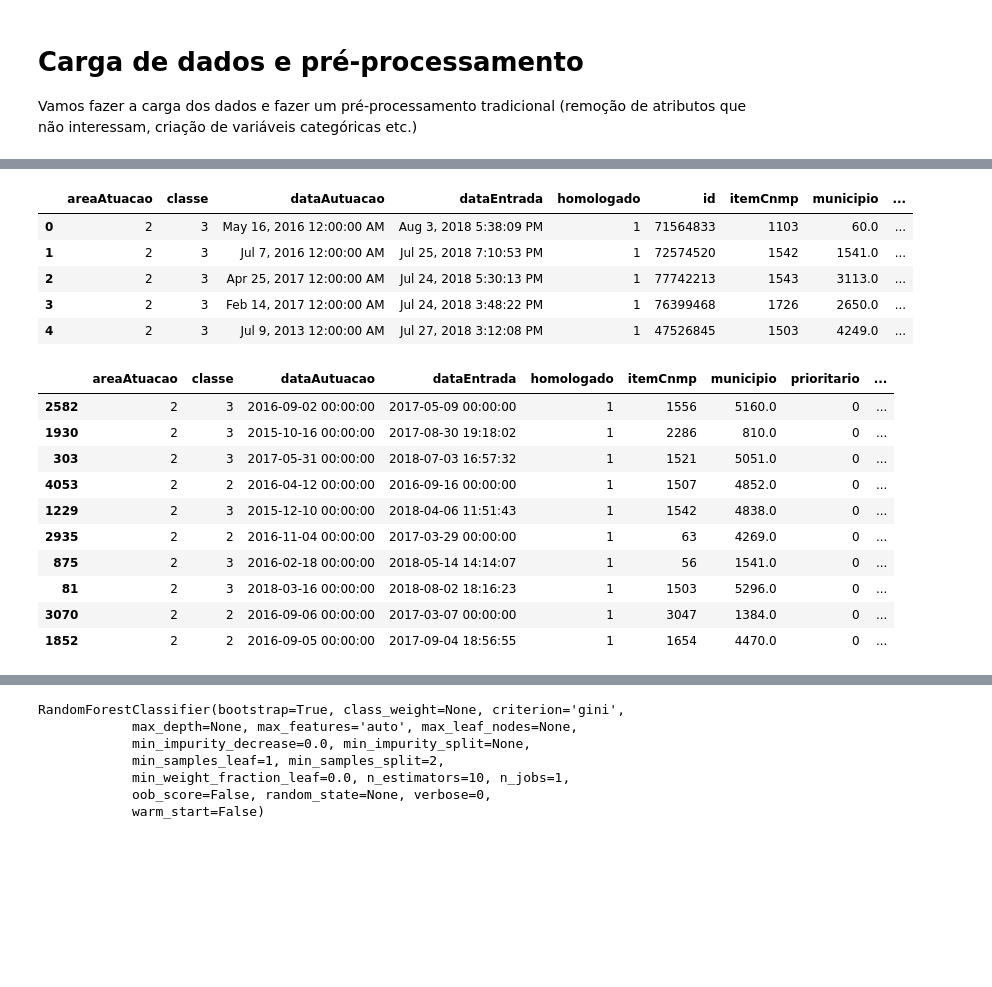
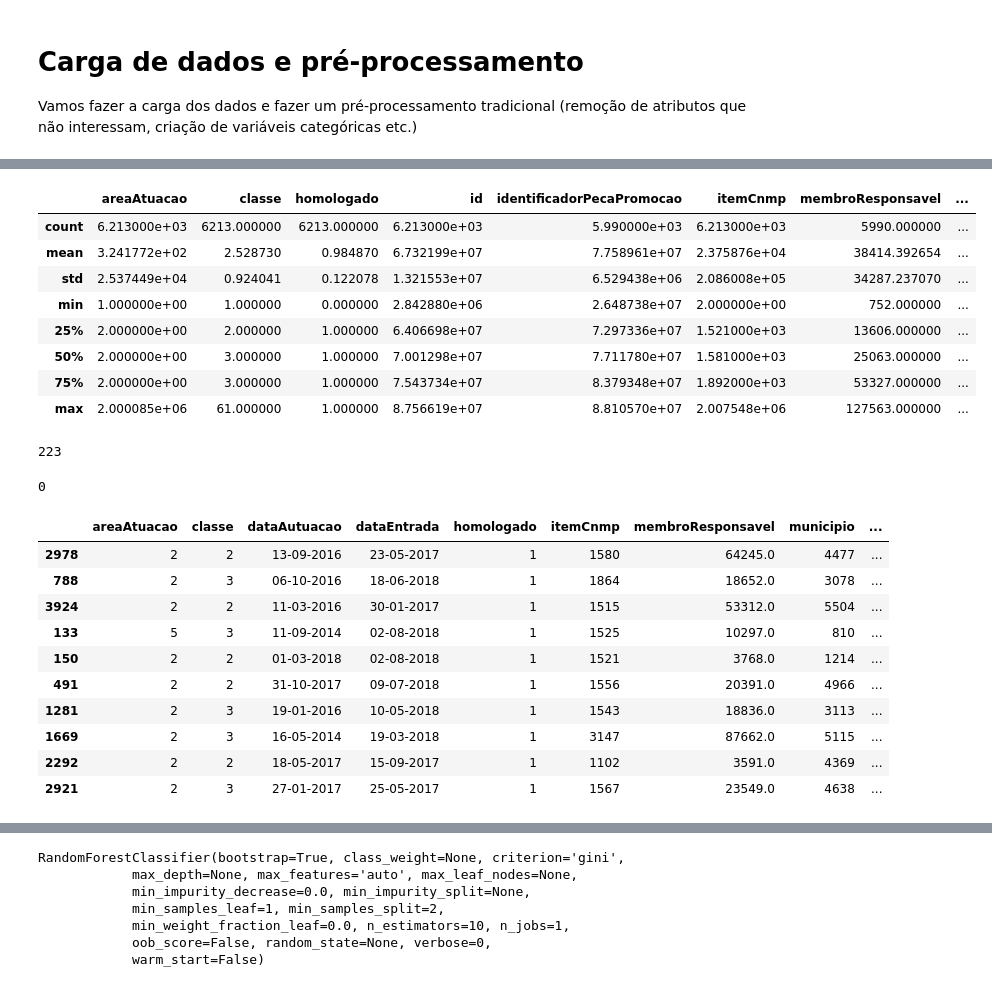
Before and after one commit to andrethiago/ml-colegiado-mpf, a Jupyter notebook: notebooks/1ACAM-rf-metadados.ipynb, the cells around one changed output, grey strips where cells are left out. Saved outputs shown, nothing was run; the diff lists cells and outputs as text; code cells hidden in the pictures; blank space fills up the shorter version.

```diff
--- a/notebooks/1ACAM-rf-metadados.ipynb
+++ b/notebooks/1ACAM-rf-metadados.ipynb
@@ -41,12 +41,19 @@ Index(['areaAtuacao', 'classe', 'dataAutuacao', 'dataEntrada', 'homologado',
       dtype='object')
 # %%
-df_original.head()
+df_original.describe()
 # %% [output]
-|  | areaAtuacao | classe | dataAutuacao | dataEntrada | homologado | id | itemCnmp | municipio | ... |
-| 0 | 2 | 3 | May 16, 2016 12:00:00 AM | Aug 3, 2018 5:38:09 PM | 1 | 71564833 | 1103 | 60.0 | ... |
-| 1 | 2 | 3 | Jul 7, 2016 12:00:00 AM | Jul 25, 2018 7:10:53 PM | 1 | 72574520 | 1542 | 1541.0 | ... |
-| 2 | 2 | 3 | Apr 25, 2017 12:00:00 AM | Jul 24, 2018 5:30:13 PM | 1 | 77742213 | 1543 | 3113.0 | ... |
-| 3 | 2 | 3 | Feb 14, 2017 12:00:00 AM | Jul 24, 2018 3:48:22 PM | 1 | 76399468 | 1726 | 2650.0 | ... |
-| 4 | 2 | 3 | Jul 9, 2013 12:00:00 AM | Jul 27, 2018 3:12:08 PM | 1 | 47526845 | 1503 | 4249.0 | ... |
+|  | areaAtuacao | classe | homologado | id | identificadorPecaPromocao | itemCnmp | membroResponsavel | ... |
+| count | 6.213000e+03 | 6213.000000 | 6213.000000 | 6.213000e+03 | 5.990000e+03 | 6.213000e+03 | 5990.000000 | ... |
+| mean | 3.241772e+02 | 2.528730 | 0.984870 | 6.732199e+07 | 7.758961e+07 | 2.375876e+04 | 38414.392654 | ... |
+| std | 2.537449e+04 | 0.924041 | 0.122078 | 1.321553e+07 | 6.529438e+06 | 2.086008e+05 | 34287.237070 | ... |
+| min | 1.000000e+00 | 1.000000 | 0.000000 | 2.842880e+06 | 2.648738e+07 | 2.000000e+00 | 752.000000 | ... |
+| 25% | 2.000000e+00 | 2.000000 | 1.000000 | 6.406698e+07 | 7.297336e+07 | 1.521000e+03 | 13606.000000 | ... |
+| 50% | 2.000000e+00 | 3.000000 | 1.000000 | 7.001298e+07 | 7.711780e+07 | 1.581000e+03 | 25063.000000 | ... |
+| 75% | 2.000000e+00 | 3.000000 | 1.000000 | 7.543734e+07 | 8.379348e+07 | 1.892000e+03 | 53327.000000 | ... |
+| max | 2.000085e+06 | 61.000000 | 1.000000 | 8.756619e+07 | 8.810570e+07 | 2.007548e+06 | 127563.000000 | ... |
+# %%
+len(df_original[df_original.identificadorPecaPromocao.isnull()])
+# %% [output]
+223
 # %%
 df_work = df_original.copy()
@@ -60,19 +64,24 @@ for index in range(len(df_original)):
+# %%
+len(df_work[df_work.identificadorPecaPromocao.isnull()])
+# %% [output]
+0
 # %%
-removed_columns = ['id', 'procedimento', 'providenciasExecutadas']
+# nessa primeira passada, essas colunas não nos interessam
+removed_columns = ['id', 'procedimento', 'textosProvidencias', 'identificadorPecaPromocao']
 df_work = df_work.drop(columns=removed_columns)
 df_work.sample(10)
 # %% [output]
-|  | areaAtuacao | classe | dataAutuacao | dataEntrada | homologado | itemCnmp | municipio | prioritario | ... |
-| 2582 | 2 | 3 | 2016-09-02 00:00:00 | 2017-05-09 00:00:00 | 1 | 1556 | 5160.0 | 0 | ... |
-| 1930 | 2 | 3 | 2015-10-16 00:00:00 | 2017-08-30 19:18:02 | 1 | 2286 | 810.0 | 0 | ... |
-| 303 | 2 | 3 | 2017-05-31 00:00:00 | 2018-07-03 16:57:32 | 1 | 1521 | 5051.0 | 0 | ... |
-| 4053 | 2 | 2 | 2016-04-12 00:00:00 | 2016-09-16 00:00:00 | 1 | 1507 | 4852.0 | 0 | ... |
-| 1229 | 2 | 3 | 2015-12-10 00:00:00 | 2018-04-06 11:51:43 | 1 | 1542 | 4838.0 | 0 | ... |
-| 2935 | 2 | 2 | 2016-11-04 00:00:00 | 2017-03-29 00:00:00 | 1 | 63 | 4269.0 | 0 | ... |
-| 875 | 2 | 3 | 2016-02-18 00:00:00 | 2018-05-14 14:14:07 | 1 | 56 | 1541.0 | 0 | ... |
-| 81 | 2 | 3 | 2018-03-16 00:00:00 | 2018-08-02 18:16:23 | 1 | 1503 | 5296.0 | 0 | ... |
-| 3070 | 2 | 2 | 2016-09-06 00:00:00 | 2017-03-07 00:00:00 | 1 | 3047 | 1384.0 | 0 | ... |
-| 1852 | 2 | 2 | 2016-09-05 00:00:00 | 2017-09-04 18:56:55 | 1 | 1654 | 4470.0 | 0 | ... |
+|  | areaAtuacao | classe | dataAutuacao | dataEntrada | homologado | itemCnmp | membroResponsavel | municipio | ... |
+| 2978 | 2 | 2 | 13-09-2016 | 23-05-2017 | 1 | 1580 | 64245.0 | 4477 | ... |
+| 788 | 2 | 3 | 06-10-2016 | 18-06-2018 | 1 | 1864 | 18652.0 | 3078 | ... |
+| 3924 | 2 | 2 | 11-03-2016 | 30-01-2017 | 1 | 1515 | 53312.0 | 5504 | ... |
+| 133 | 5 | 3 | 11-09-2014 | 02-08-2018 | 1 | 1525 | 10297.0 | 810 | ... |
+| 150 | 2 | 2 | 01-03-2018 | 02-08-2018 | 1 | 1521 | 3768.0 | 1214 | ... |
+| 491 | 2 | 2 | 31-10-2017 | 09-07-2018 | 1 | 1556 | 20391.0 | 4966 | ... |
+| 1281 | 2 | 3 | 19-01-2016 | 10-05-2018 | 1 | 1543 | 18836.0 | 3113 | ... |
+| 1669 | 2 | 3 | 16-05-2014 | 19-03-2018 | 1 | 3147 | 87662.0 | 5115 | ... |
+| 2292 | 2 | 2 | 18-05-2017 | 15-09-2017 | 1 | 1102 | 3591.0 | 4369 | ... |
+| 2921 | 2 | 3 | 27-01-2017 | 25-05-2017 | 1 | 1567 | 23549.0 | 4638 | ... |
 # %%
 df_work.describe()
 # %% [output]
```
Also changed, not shown: parts of 39 cells of this notebook, 4 other files.
